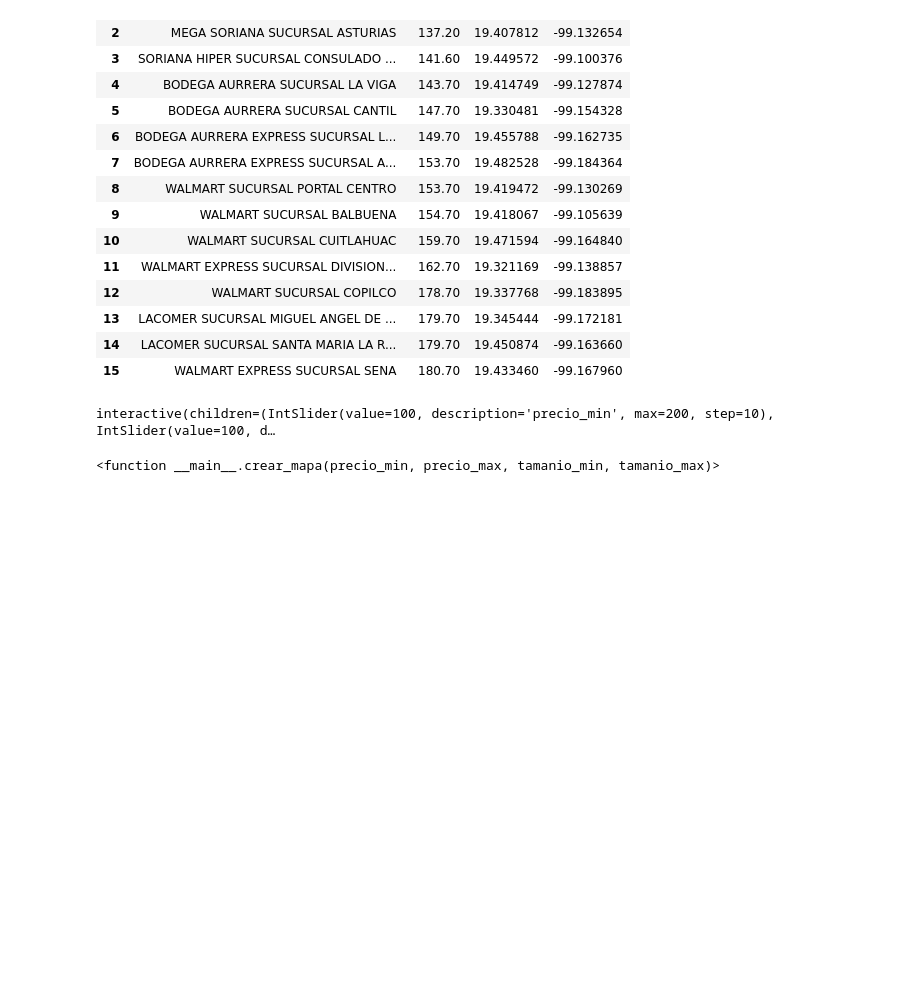
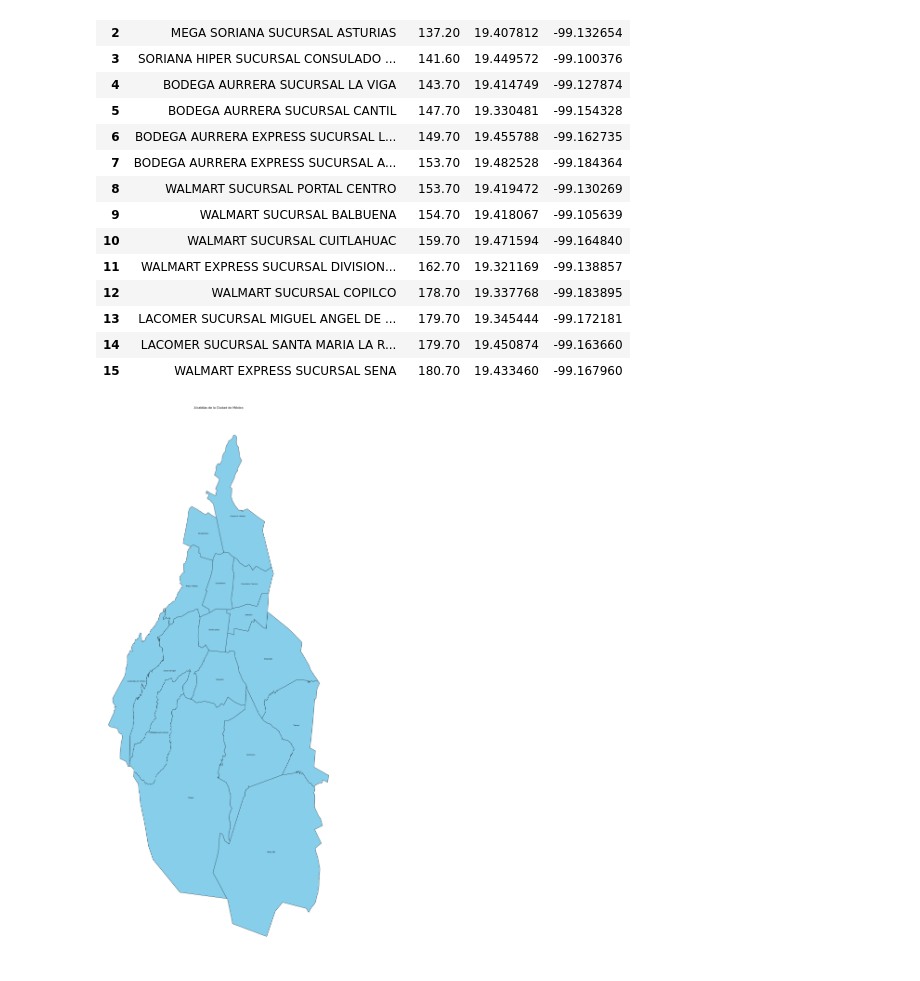
Before and after one commit to fitomx19/ModelosEconometricos, a Jupyter notebook: Proyecto_Scrapping_Inmuebles_24/SegundaParte/Visualizacion.ipynb, the cells around one changed output. Drawn from its saved outputs; the diff is of its cells as text; code cells hidden in the pictures; blank space fills up the shorter version.

```diff
--- a/Proyecto_Scrapping_Inmuebles_24/SegundaParte/Visualizacion.ipynb
+++ b/Proyecto_Scrapping_Inmuebles_24/SegundaParte/Visualizacion.ipynb
@@ -79,50 +79,20 @@ resultado_final = resultado_final.sort_values(by='PRECIO')
 | 13 | LACOMER SUCURSAL MIGUEL ANGEL DE ... | 179.70 | 19.345444 | -99.172181 |
 | 14 | LACOMER SUCURSAL SANTA MARIA LA R... | 179.70 | 19.450874 | -99.163660 |
 | 15 | WALMART EXPRESS SUCURSAL SENA | 180.70 | 19.433460 | -99.167960 |
-# %%
-import folium
-from ipywidgets import interact
-from IPython.display import display
-
-# Crear una función para generar el mapa
-def crear_mapa(precio_min, precio_max, tamanio_min, tamanio_max):
-    # Crear un mapa centrado en una ubicación inicial
-    m = folium.Map(location=[19.4, -99.15], zoom_start=12)
-
-    # Iterar a través de los datos del primer conjunto
-    for i, row in enumerate(df2).iterrows:
-        precio = row['precio']
-        latitud = row['latitud']
-        longitud = row['longitud']
-        if precio_min <= precio <= precio_max:
-            color = 'green'
-        elif precio_max < precio <= 150:
-            color = 'yellow'
-        else:
-            color = 'red'
-        icono = folium.Icon(color=color, icon='shopping-cart', prefix='fa')
-        folium.Marker([latitud, longitud], icon=icono).add_to(m)
-
-    # Iterar a través de los datos del segundo conjunto
-    for i, row in (resultado_final).iterrows:
-        tamanio = row['tamanio']
-        latitud = row['latitud']
-        longitud = row['longitud']
-        if tamanio_min <= tamanio <= tamanio_max:
-            color = 'green'
-        elif tamanio_max < tamanio <= 8000:
-            color = 'orange'
-        else:
-            color = 'red'
-        icono = folium.Icon(color=color, icon='home', prefix='fa')
-        folium.Marker([latitud, longitud], icon=icono).add_to(m)
-
-    # Mostrar el mapa
-    display(m)
-
-# Crear controles deslizantes interactivos para ajustar los filtros
-interact(crear_mapa, precio_min=(0, 200, 10), precio_max=(0, 200, 10),
-         tamanio_min=(0, 100, 5), tamanio_max=(0, 100, 5))
-# %% [output]
-interactive(children=(IntSlider(value=100, description='precio_min', max=200, step=10), IntSlider(value=100, d…
-<function __main__.crear_mapa(precio_min, precio_max, tamanio_min, tamanio_max)>
+# %%
+import geopandas as gpd
+import matplotlib.pyplot as plt
+
+# Carga el archivo GeoJSON
+gdf = gpd.read_file('./geojson/alcaldias.json')
+# %%
+fig, ax = plt.subplots(1, 1, figsize=(50, 50))
+gdf.plot(ax=ax, color='skyblue', edgecolor='black')
+for idx, row in gdf.iterrows():
+    plt.annotate(text=row['NOMBRE'], xy=(row['geometry'].centroid.x, row['geometry'].centroid.y),
+                 horizontalalignment='center', fontsize=8, color='black')
+ax.set_title('Alcaldías de la Ciudad de México', fontsize=15)
+ax.set_axis_off()
+plt.show()
+# %% [output]
+[figure, added]
```
Also changed, not shown: parts of 2 cells of this notebook, 3 other files.
